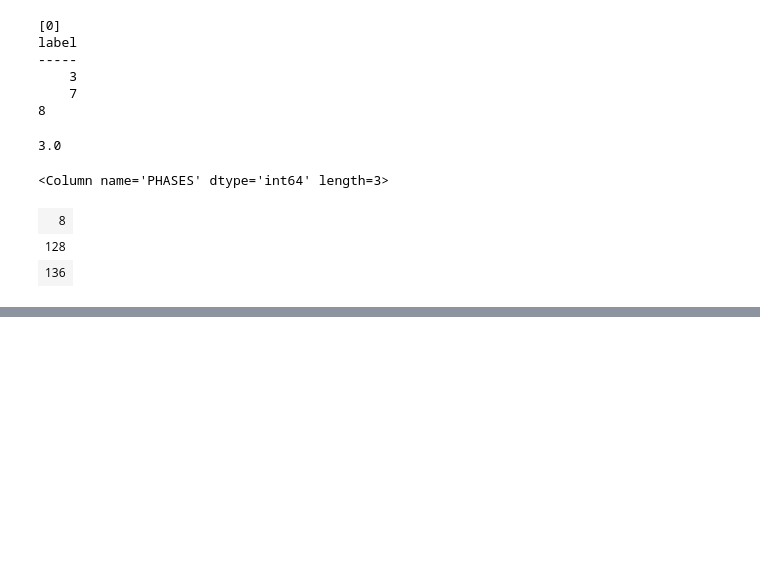
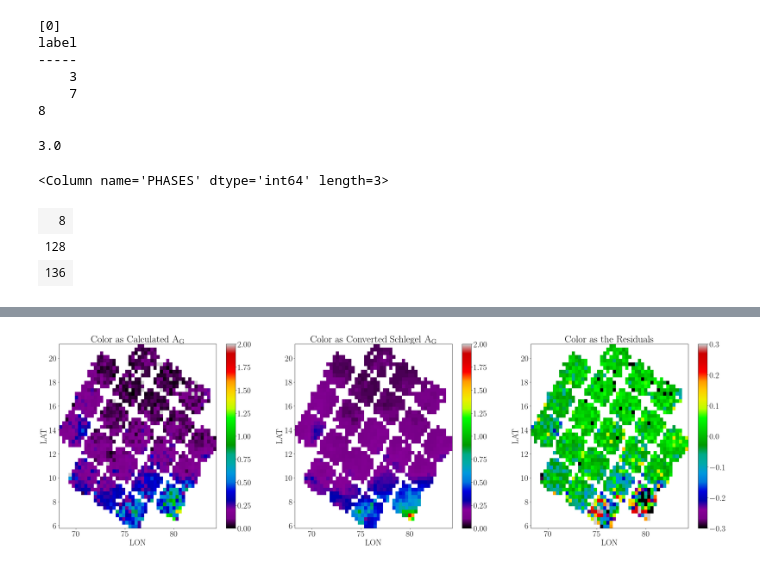
Before and after one commit to JoshuaPovick/Age_Fitting, a Jupyter notebook: notebooks/A_codE_to_calculaTe_stellAr_ageS-APOKASC.ipynb, the cells around one changed output, grey strips where cells are left out. Cells and saved outputs as stored; diff of their text form; code cells hidden in the pictures; blank space fills up the shorter version.

```diff
--- a/notebooks/A_codE_to_calculaTe_stellAr_ageS-APOKASC.ipynb
+++ b/notebooks/A_codE_to_calculaTe_stellAr_ageS-APOKASC.ipynb
@@ -1858,0 +1873,61 @@ plt.show()
+# %%
+import astropy.units as u
+from dust_extinction.parameter_averages import CCM89,O94,F99,VCG04,GCC09,M14,F19,D22
+def convert_sfdebv(wave,ebv,rv=3.1):
+    '''
+    Convert Schlegel Reddening to extinction using Schlafly et al. 2010
+
+    Inputs:
+    ------
+        wave: wavelength of band to calculate extinction in mircons
+        ebv: Schlegel E(B-V) value
+
+    Output:
+    ------
+        new_extinction: extinction in the band with the effective wavelength of wave
+    '''
+
+    micron_extinction = (0.78/1.32)*ebv
+    fitz = F99(Rv=rv)
+    return fitz(1/(wave*u.micron))/fitz(1*u.micron)*micron_extinction
+# %%
+from scipy.stats import binned_statistic_2d
+
+plt.figure(figsize=[36,10])
+plt.subplot(131)
+ret = binned_statistic_2d(kdr17['GLON'],kdr17['GLAT'],agetab['EXT'][:,1],'median',bins=50)
+im = plt.imshow(ret.statistic.T, origin='lower',
+                    extent=[ret.x_edge[0],ret.x_edge[-1],ret.y_edge[0],ret.y_edge[-1]],
+                    aspect='auto',interpolation='nearest',cmap='nipy_spectral',vmin=0,vmax=2.)
+plt.colorbar()
+
+plt.title(r'Color as Calculated A$_{\rm G}$')
+plt.xlabel(r'LON')
+plt.ylabel(r'LAT')
+
+plt.subplot(132)
+ret = binned_statistic_2d(kdr17['GLON'],kdr17['GLAT'],convert_sfdebv(0.6419,kdr17['SFD_EBV']),'median',bins=50)
+im = plt.imshow(ret.statistic.T, origin='lower',
+                    extent=[ret.x_edge[0],ret.x_edge[-1],ret.y_edge[0],ret.y_edge[-1]],
+                    aspect='auto',interpolation='nearest',cmap='nipy_spectral',vmin=0,vmax=2.)
+plt.colorbar()
+
+plt.title(r'Color as Converted Schlegel A$_{\rm G}$')
+plt.xlabel(r'LON')
+plt.ylabel(r'LAT')
+
+plt.subplot(133)
+ret = binned_statistic_2d(kdr17['GLON'],kdr17['GLAT'],convert_sfdebv(0.6419,kdr17['SFD_EBV'])-agetab['EXT'][:,1],'median',bins=50)
+im = plt.imshow(ret.statistic.T, origin='lower',
+                    extent=[ret.x_edge[0],ret.x_edge[-1],ret.y_edge[0],ret.y_edge[-1]],
+                    aspect='auto',interpolation='nearest',cmap='nipy_spectral',vmin=-0.3,vmax=0.3)
+plt.colorbar()
+
+plt.title(r'Color as the Residuals')
+plt.xlabel(r'LON')
+plt.ylabel(r'LAT')
+
+plt.savefig('kasc_ext_map.png',bbox_inches='tight')
+plt.show()
+# %% [output]
+[figure, added]
```
Also changed, not shown: parts of 23 cells of this notebook, 9 other files.
